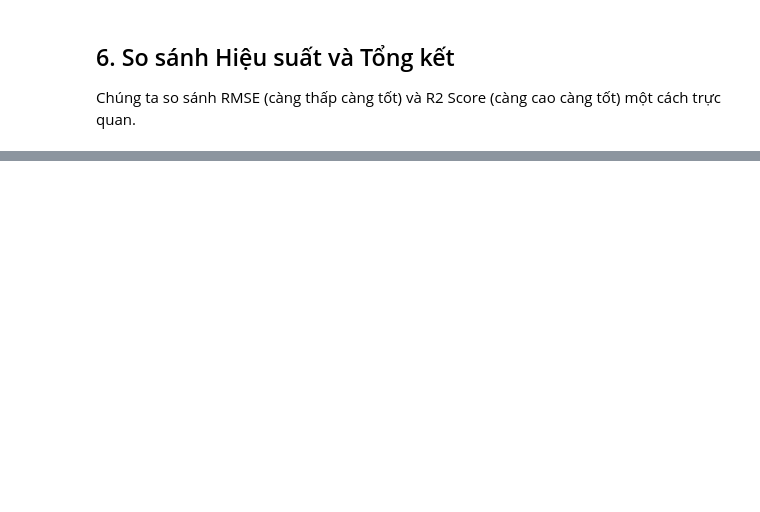
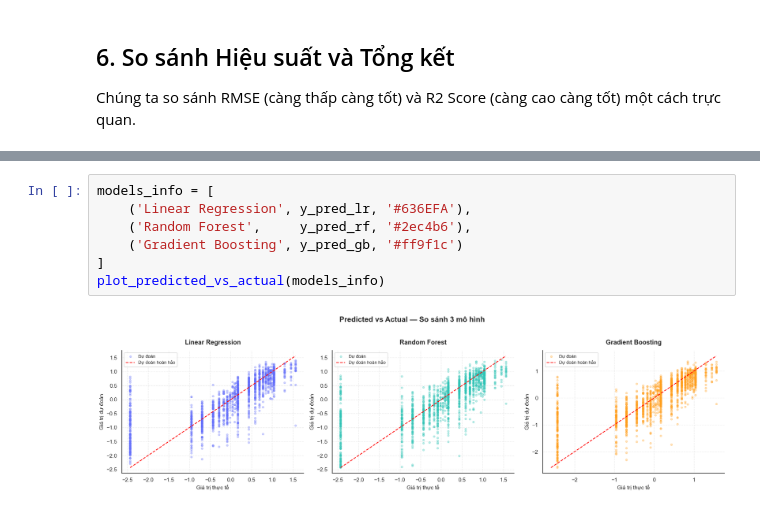
Before and after one commit to Hutaph/LAB01_Data_Visualization, a Jupyter notebook: notebook/modeling/product_popularity_prediction.ipynb, the cells around one changed output, grey strips where cells are left out. Drawn from its saved outputs; the diff is of its cells as text; blank space fills up the shorter version.

```diff
--- a/notebook/modeling/product_popularity_prediction.ipynb
+++ b/notebook/modeling/product_popularity_prediction.ipynb
@@ -255,0 +397,9 @@ plt.show()
+# %%
+models_info = [
+    ('Linear Regression', y_pred_lr, '#636EFA'),
+    ('Random Forest',     y_pred_rf, '#2ec4b6'),
+    ('Gradient Boosting', y_pred_gb, '#ff9f1c')
+]
+plot_predicted_vs_actual(models_info)
+# %% [output]
+[figure, added]
```
Also changed, not shown: parts of 35 cells of this notebook.
